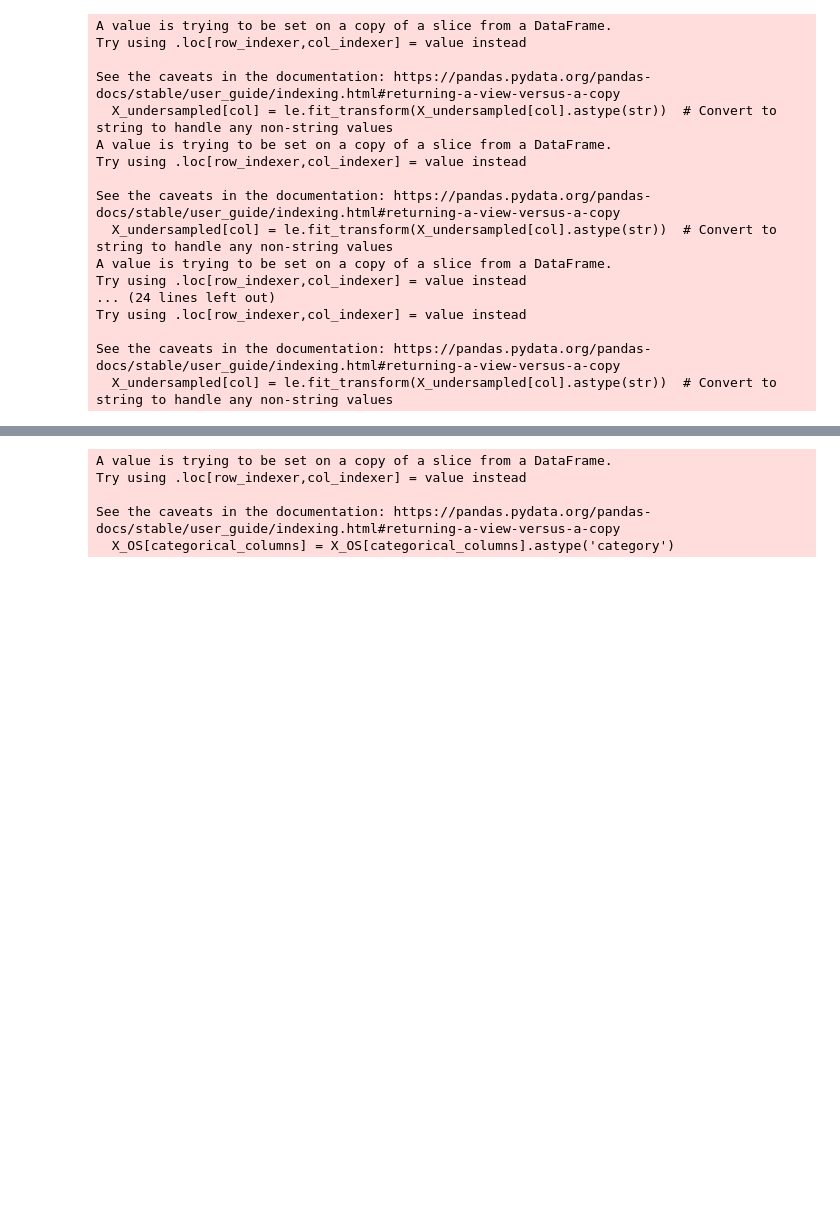
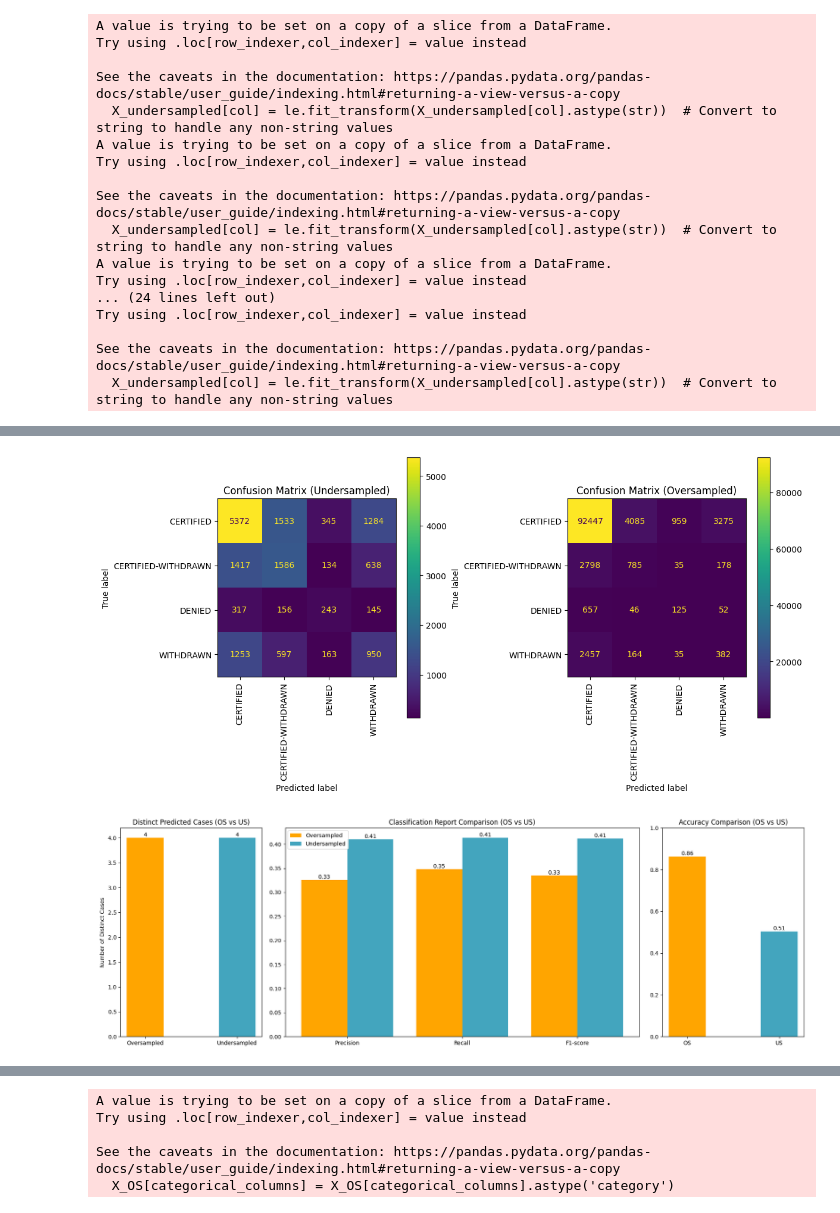
Before and after one commit to sujalsoni26/Visa-Acceptance-Prediction, a Jupyter notebook: code.ipynb, the cells around one changed output, grey strips where cells are left out. Saved outputs shown, nothing was run; the diff lists cells and outputs as text; code cells hidden in the pictures; blank space fills up the shorter version.

```diff
--- a/code.ipynb
+++ b/code.ipynb
@@ -1121 +1066,43 @@ plt.show()
+# %%
+# Example: Using DecisionTreeClassifier
+model_dtrees = DecisionTreeClassifier(random_state=None)
+
+# Use the evaluate_model function to evaluate the Decision Tree model
+accuracy_dtrees_US, conf_matrix_dtrees_US, class_report_dtrees_US, unique_counts_US = evaluate_model(
+    model_dtrees, X_train_US, y_train_US, X_test_US, y_test_US
+)
+
+# Print the evaluation results (optional)
+# print(f"Accuracy: {accuracy_dtrees_US:.2f}")
+# print("Confusion Matrix:")
+# print(conf_matrix_dtrees_US)
+# print("Classification Report:")
+# print(class_report_dtrees_US)
+# print("Unique Counts of Predictions:")
+# print(unique_counts_US)
+# %%
+model_dtrees_OS = DecisionTreeClassifier(random_state=None)
+
+# Use the evaluate_model function
+accuracy_dtrees_OS, conf_matrix_dtrees_OS, class_report_dtrees_OS, unique_counts_OS = evaluate_model(
+    model_dtrees_OS, X_train_OS, y_train_OS, X_test_OS, y_test_OS
+)
+
+# print(f"Accuracy: {accuracy_dtrees_OS}")
+# print("Confusion Matrix:")
+# print(conf_matrix_dtrees_OS)
+# print("Classification Report:")
+# print(class_report_dtrees_OS)
+# print("Unique Counts of Predictions:")
+# print(unique_counts_OS)
+# %%
+
+plot_classification_results(conf_matrix_dtrees_OS, conf_matrix_dtrees_US,
+                            class_report_dtrees_OS, class_report_dtrees_US,
+                            unique_counts_OS, unique_counts_US,
+                            accuracy_dtrees_OS, accuracy_dtrees_US,
+                            label_map)
+# %% [output]
+[figure, added]
+[figure, added]
 # %%
```
Also changed, not shown: parts of 31 cells of this notebook.
